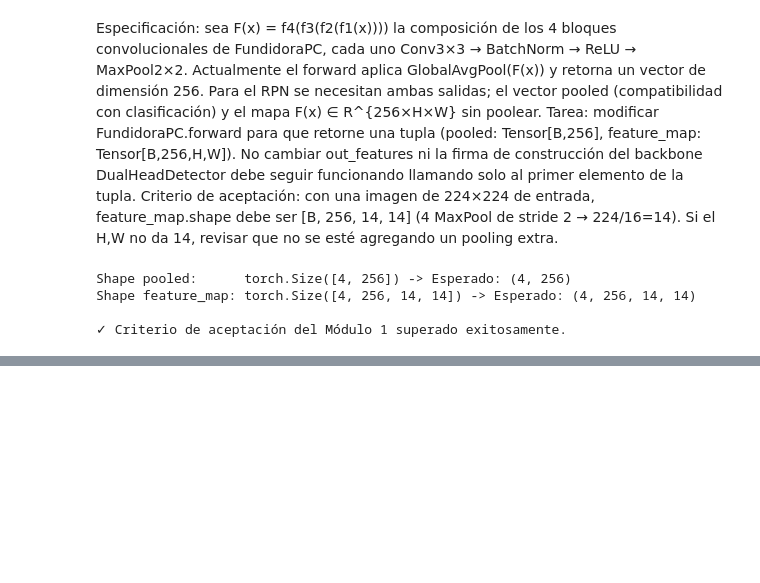
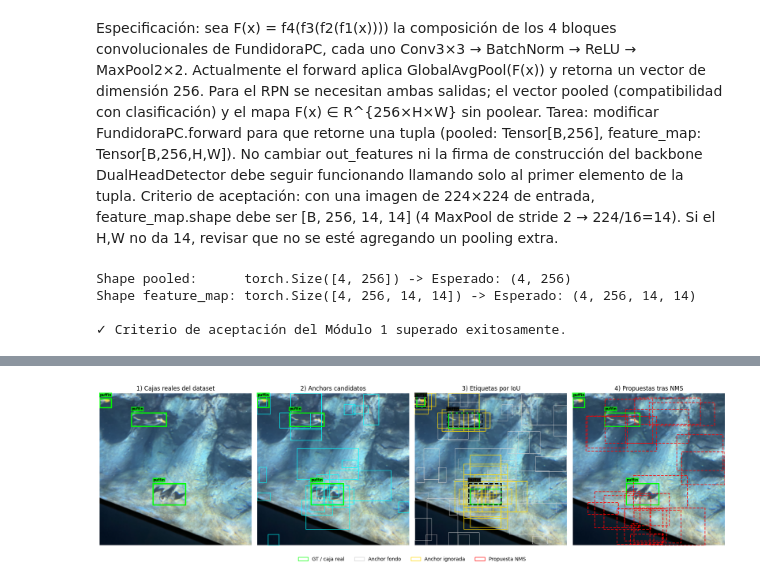
Before and after one commit to fabiaangzc/Taller_3_RPN_H-brido_Multi_Objeto, a Jupyter notebook: solucion.ipynb, the cells around one changed output, grey strips where cells are left out. Cells and saved outputs as stored; diff of their text form; code cells hidden in the pictures; blank space fills up the shorter version.

```diff
--- a/solucion.ipynb
+++ b/solucion.ipynb
@@ -358,0 +876,92 @@ Número de targets en batch: 4
+# %%
+def denormalize_image(img_tensor):
+    """Invierte la normalización ImageNet para poder visualizar la imagen del DataLoader."""
+    mean = torch.tensor([0.485, 0.456, 0.406], device=img_tensor.device).view(3, 1, 1)
+    std = torch.tensor([0.229, 0.224, 0.225], device=img_tensor.device).view(3, 1, 1)
+    img = img_tensor * std + mean
+    return img.clamp(0, 1).permute(1, 2, 0).cpu().numpy()
+
+
+def draw_boxes(ax, boxes, color, labels=None, linewidth=1.5, linestyle="-", alpha=1.0):
+    for i, box in enumerate(boxes):
+        x1, y1, x2, y2 = [float(v) for v in box]
+        rect = patches.Rectangle(
+            (x1, y1), x2 - x1, y2 - y1,
+            fill=False, edgecolor=color, linewidth=linewidth,
+            linestyle=linestyle, alpha=alpha,
+        )
+        ax.add_patch(rect)
+        if labels is not None:
+            ax.text(
+                x1, max(0, y1 - 4), str(labels[i]),
+                color="black", fontsize=7, weight="bold",
+                bbox=dict(boxstyle="square,pad=0.15", facecolor=color, edgecolor="none", alpha=0.8),
+            )
+
+
+def visualizar_modulo2_rpn(image_tensor, target, anchors, labels_rpn, proposals, label_to_name, max_neg=35, max_ign=25, max_pos=25):
+    img_np = denormalize_image(image_tensor)
+    gt_boxes = target["boxes"].cpu()
+    gt_names = [label_to_name[int(label)] for label in target["labels"].cpu()]
+
+    pos_idx = torch.where(labels_rpn == 1)[0].cpu()
+    neg_idx = torch.where(labels_rpn == 0)[0].cpu()
+    ign_idx = torch.where(labels_rpn == -1)[0].cpu()
+
+    # Muestreo fijo para que la figura sea legible y reproducible.
+    g = torch.Generator().manual_seed(SEED)
+    pos_show = pos_idx[torch.randperm(len(pos_idx), generator=g)[:min(max_pos, len(pos_idx))]] if len(pos_idx) else pos_idx
+    neg_show = neg_idx[torch.randperm(len(neg_idx), generator=g)[:min(max_neg, len(neg_idx))]] if len(neg_idx) else neg_idx
+    ign_show = ign_idx[torch.randperm(len(ign_idx), generator=g)[:min(max_ign, len(ign_idx))]] if len(ign_idx) else ign_idx
+
+    fig, axes = plt.subplots(1, 4, figsize=(18, 5))
+    titles = [
+        "1) Cajas reales del dataset",
+        "2) Anchors candidatos",
+        "3) Etiquetas por IoU",
+        "4) Propuestas tras NMS",
+    ]
+
+    for ax, title in zip(axes, titles):
+        ax.imshow(img_np)
+        ax.set_title(title)
+        ax.set_xlim(0, 224)
+        ax.set_ylim(224, 0)
+        ax.axis("off")
+
+    draw_boxes(axes[0], gt_boxes, color="lime", labels=gt_names, linewidth=2.5)
+
+    # En el panel 2 solo mostramos algunas anchors para no saturar la imagen.
+    anchor_sample = torch.cat([pos_show, ign_show[:8], neg_show[:12]])
+    draw_boxes(axes[1], anchors[anchor_sample], color="cyan", linewidth=1.2, alpha=0.85)
+    draw_boxes(axes[1], gt_boxes, color="lime", labels=gt_names, linewidth=2.2)
+
+    draw_boxes(axes[2], anchors[neg_show], color="lightgray", linewidth=0.8, alpha=0.75)
+    draw_boxes(axes[2], anchors[ign_show], color="gold", linewidth=1.2, alpha=0.9)
+    draw_boxes(axes[2], anchors[pos_show], color="lime", linewidth=2.0)
+    draw_boxes(axes[2], gt_boxes, color="black", labels=gt_names, linewidth=2.0, linestyle="--")
+
+    draw_boxes(axes[3], gt_boxes, color="lime", labels=gt_names, linewidth=2.0)
+    draw_boxes(axes[3], proposals[:20].detach().cpu(), color="red", linewidth=1.5, linestyle="--", alpha=0.85)
+
+    legend_handles = [
+        patches.Patch(edgecolor="lime", facecolor="none", label="GT / caja real"),
+        patches.Patch(edgecolor="lightgray", facecolor="none", label="Anchor fondo"),
+        patches.Patch(edgecolor="gold", facecolor="none", label="Anchor ignorada"),
+        patches.Patch(edgecolor="red", facecolor="none", label="Propuesta NMS"),
+    ]
+    fig.legend(handles=legend_handles, loc="lower center", ncol=4, frameon=False)
+    plt.tight_layout(rect=(0, 0.08, 1, 1))
+    plt.show()
+
+
+visualizar_modulo2_rpn(
+    image_tensor=sample_images[0],
+    target=sample_targets[0],
+    anchors=anchors.cpu(),
+    labels_rpn=labels.cpu(),
+    proposals=proposals_img0,
+    label_to_name=train_dataset.label_to_name,
+)
+# %% [output]
+[figure, added]
```
Also changed, not shown: parts of 29 cells of this notebook.
